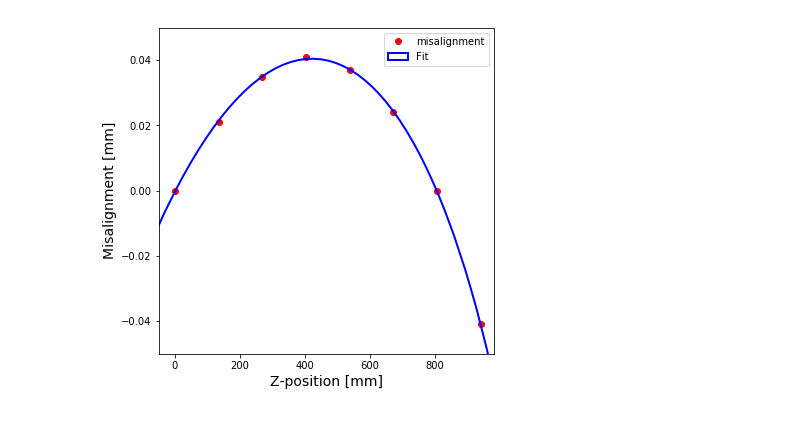
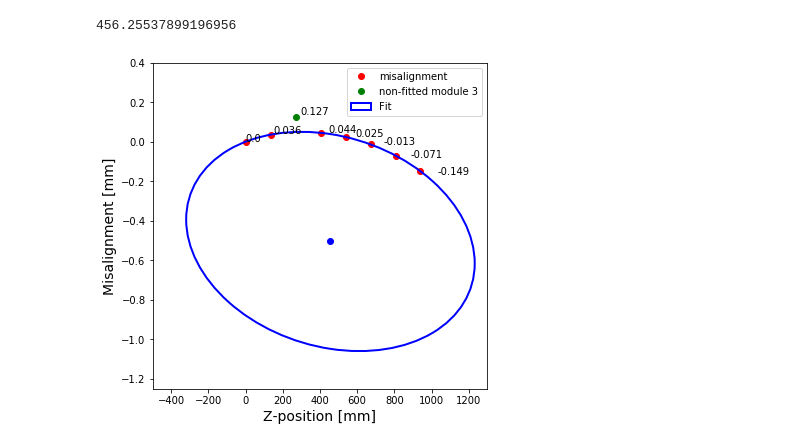
Before and after one commit to glukicov/alignTrack, a Jupyter notebook: mpIIDESY/CircleFit.ipynb, the cells around one changed output. Drawn from its saved outputs; the diff is of its cells as text; code cells hidden in the pictures.

Commit message:
FoM Plots

```diff
--- a/mpIIDESY/CircleFit.ipynb
+++ b/mpIIDESY/CircleFit.ipynb
@@ -154,41 +154,61 @@ def make_test_ellipse(center=[1,1], width=1, height=.6, phi=3.14/5):
     data (list:list:float): list of two lists containing the x and y data of the
         ellipse. of the form [[x1, x2, ..., xi],[y1, y2, ..., yi]]
     """
-    t = numpy.linspace(0, 2*numpy.pi, 100)
+    t = numpy.linspace(0, 2*numpy.pi, 1000)
     x_noise, y_noise = numpy.random.rand(2, len(t))
 
     ellipse_x = center[0] + width*numpy.cos(t)*numpy.cos(phi)-height*numpy.sin(t)*numpy.sin(phi) + x_noise/2.
     ellipse_y = center[1] + width*numpy.cos(t)*numpy.sin(phi)+height*numpy.sin(t)*numpy.cos(phi) + y_noise/2.
 
-#     print(ellipse_x)
     print(ellipse_x, ellipse_y)
     return [ellipse_x, ellipse_y]
 
 import numpy as np
 import matplotlib.pyplot as plt
 from matplotlib.patches import Ellipse
 
-data = [0, 134.363, 268.72, 403.081, 537.421, 671.77, 806.103, 940.406 ], [0. ,     0.021 , 0.035 , 0.041 , 0.037 , 0.024  ,0. ,   -0.041]
+data_full = [0, 134.363, 268.72, 403.081, 537.421, 671.77, 806.103, 940.406 ], [0. ,    0.036,  0.127 , 0.044 , 0.025 ,-0.013, -0.071, -0.149]
+
+data = [0, 134.363, 403.081, 537.421, 671.77, 806.103, 940.406 ], [0. ,    0.036,  0.044 , 0.025 ,-0.013, -0.071, -0.149]
+
+moduleN = 8
 
 lsqe = LSqEllipse()
 lsqe.fit(data)
+# print(lsqe)
 center, width, height, phi = lsqe.parameters()
 
 plt.close('all')
 fig = plt.figure(figsize=(6,6))
 ax = fig.add_subplot(111)
 ax.plot(data[0], data[1], 'ro', label='misalignment', zorder=1)
+ax.plot(268.72, 0.127, 'go', label='non-fitted module 3', zorder=1)
 
-ellipse = Ellipse(xy=center, width=2*width, height=2*height, angle=np.rad2deg(phi),
-               edgecolor='b', fc='None', lw=2, label='Fit', zorder = 2)
+ellipse = Ellipse(xy=center, width=2*width, height=2*height, angle=np.rad2deg(phi), edgecolor='b', fc='None', lw=2, label='Fit', zorder = 2)
 ax.add_patch(ellipse)
 
-ax.set_xlim(-50, 980)
-ax.set_ylim(-0.050, 0.050)
+for i_point in range(0, moduleN):
+    point_value = data_full[1][i_point]
+    ax.text(data_full[0][i_point]*1.1, data_full[1][i_point]*1.1, str(point_value))
+    #get fit value y as a function of
+#     fit_value = lsqe(data_full[0][i_point])
+#     ax.text(data_full[0][i_point]*1.1, data_full[1][i_point]*1.1, str(data_full[1][i_point]))
+
+# ax.set_xlim(-50, 980)
+# ax.set_ylim(-0.50, 0.50)
+
+ax.set_xlim(-500, 1300)
+ax.set_ylim(-1.25, 0.4)
+
+# plot centre
+print(center[0])
+ax.plot(center[0], center[1], 'bo')
+
 plt.ylabel("Misalignment [mm]", fontsize=14)
 plt.xlabel("Z-position [mm]", fontsize=14)
 
 plt.legend()
 plt.show()
 # %% [output]
+456.25537899196956
-[figure, old version]
+[figure, new version]
```
Also changed, not shown: 2 other files.
